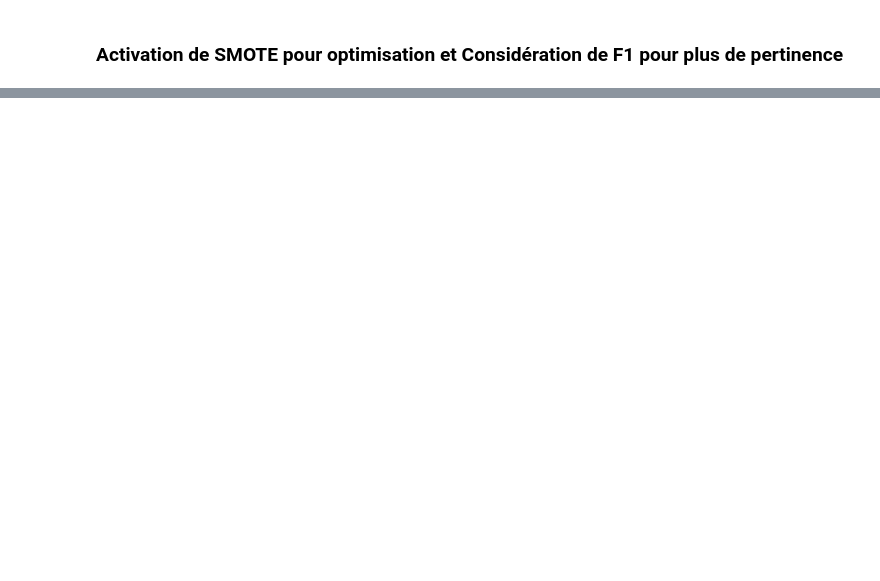
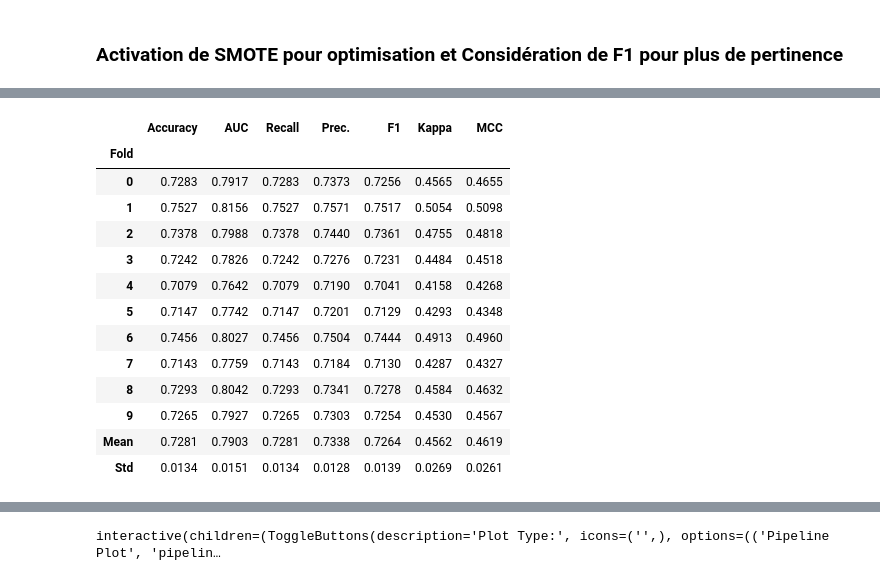
Before and after one commit to Paul-Emmanuel-Buffe/bank-marketing, a Jupyter notebook: notebooks/modeling.ipynb, the cells around one changed output, grey strips where cells are left out. Saved outputs shown, nothing was run; the diff lists cells and outputs as text; code cells hidden in the pictures; blank space fills up the shorter version.

```diff
--- a/notebooks/modeling.ipynb
+++ b/notebooks/modeling.ipynb
@@ -412,0 +318,16 @@ AdaBoostClassifier(algorithm='SAMME.R', estimator=None, learning_rate=0.8,
+# %%
+# Séparer les classes
+class_yes = df_clean_large[df_clean_large['subscribed'] == 'yes']
+class_no = df_clean_large[df_clean_large['subscribed'] == 'no']
+
+# Sous-échantillonner la classe majoritaire pour avoir le même nombre d'échantillons que la classe minoritaire
+class_no_sampled = class_no.sample(n=len(class_yes), random_state=42)
+
+# Combiner les deux ensembles pour créer un ensemble de données équilibré
+balanced_df = pd.concat([class_yes, class_no_sampled])
+
+# Mélanger les données pour s'assurer qu'elles sont bien mélangées
+balanced_df = balanced_df.sample(frac=1, random_state=42).reset_index(drop=True)
+
+# Afficher les premières lignes du nouvel ensemble
+balanced_df.head()
@@ -412,0 +341,10 @@ AdaBoostClassifier(algorithm='SAMME.R', estimator=None, learning_rate=0.8,
+# %%
+# Initialiser l'environnement Pycaret avec le nouvel ensemble de données équilibré
+clf = setup(data=balanced_df, target='subscribed', session_id=42, verbose=False)
+
+# Créer un modèle
+model = create_model('lightgbm')
+
+# Évaluer le modèle
+evaluate_model(model)
+# %% [output]
@@ -412,0 +352,14 @@ AdaBoostClassifier(algorithm='SAMME.R', estimator=None, learning_rate=0.8,
+|  | Accuracy | AUC | Recall | Prec. | F1 | Kappa | MCC |
+| Fold |  |  |  |  |  |  |  |
+| 0 | 0.7283 | 0.7917 | 0.7283 | 0.7373 | 0.7256 | 0.4565 | 0.4655 |
+| 1 | 0.7527 | 0.8156 | 0.7527 | 0.7571 | 0.7517 | 0.5054 | 0.5098 |
+| 2 | 0.7378 | 0.7988 | 0.7378 | 0.7440 | 0.7361 | 0.4755 | 0.4818 |
+| 3 | 0.7242 | 0.7826 | 0.7242 | 0.7276 | 0.7231 | 0.4484 | 0.4518 |
+| 4 | 0.7079 | 0.7642 | 0.7079 | 0.7190 | 0.7041 | 0.4158 | 0.4268 |
+| 5 | 0.7147 | 0.7742 | 0.7147 | 0.7201 | 0.7129 | 0.4293 | 0.4348 |
+| 6 | 0.7456 | 0.8027 | 0.7456 | 0.7504 | 0.7444 | 0.4913 | 0.4960 |
+| 7 | 0.7143 | 0.7759 | 0.7143 | 0.7184 | 0.7130 | 0.4287 | 0.4327 |
+| 8 | 0.7293 | 0.8042 | 0.7293 | 0.7341 | 0.7278 | 0.4584 | 0.4632 |
+| 9 | 0.7265 | 0.7927 | 0.7265 | 0.7303 | 0.7254 | 0.4530 | 0.4567 |
+| Mean | 0.7281 | 0.7903 | 0.7281 | 0.7338 | 0.7264 | 0.4562 | 0.4619 |
+| Std | 0.0134 | 0.0151 | 0.0134 | 0.0128 | 0.0139 | 0.0269 | 0.0261 |
@@ -412,0 +367 @@ AdaBoostClassifier(algorithm='SAMME.R', estimator=None, learning_rate=0.8,
+interactive(children=(ToggleButtons(description='Plot Type:', icons=('',), options=(('Pipeline Plot', 'pipelin…
```
Also changed, not shown: parts of 19 cells of this notebook, 1 other file.
